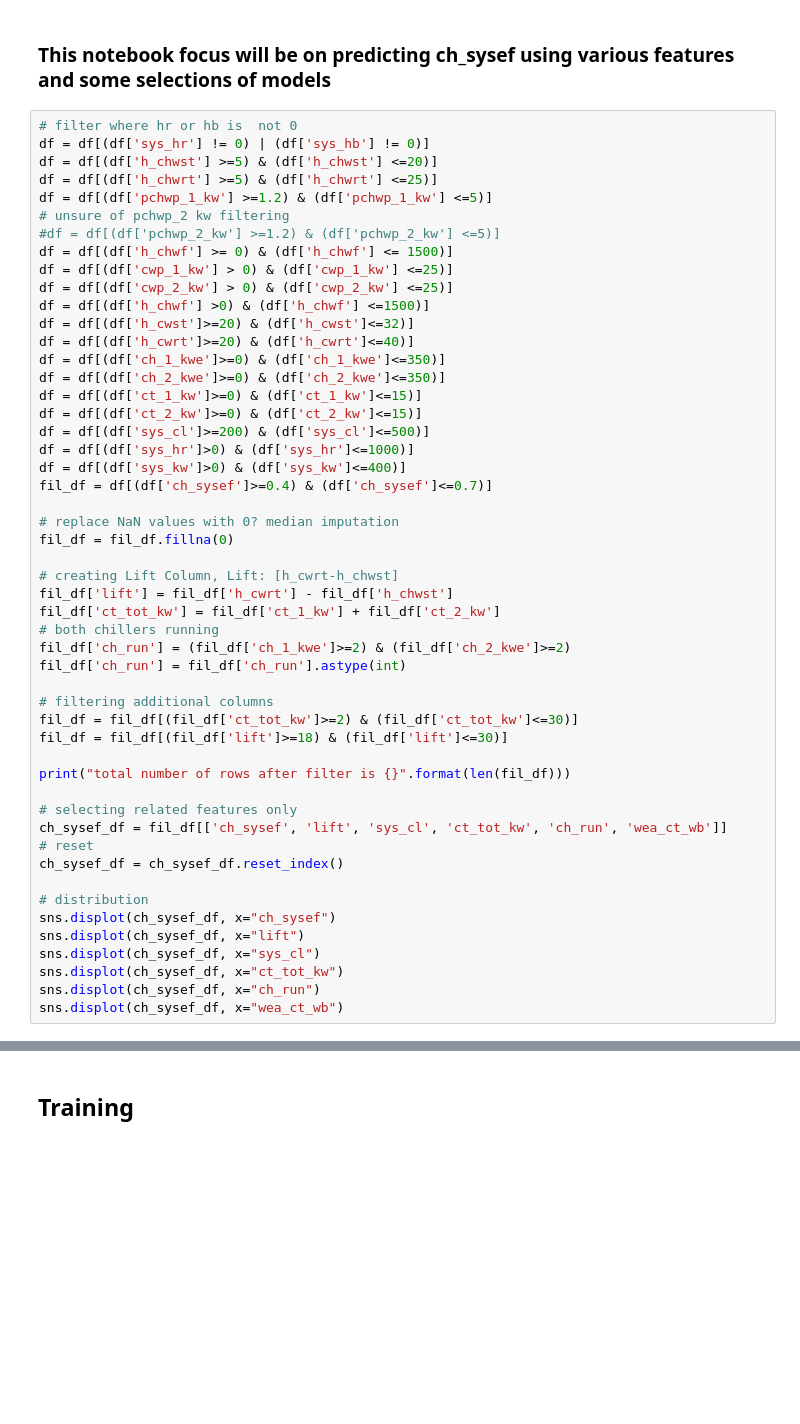
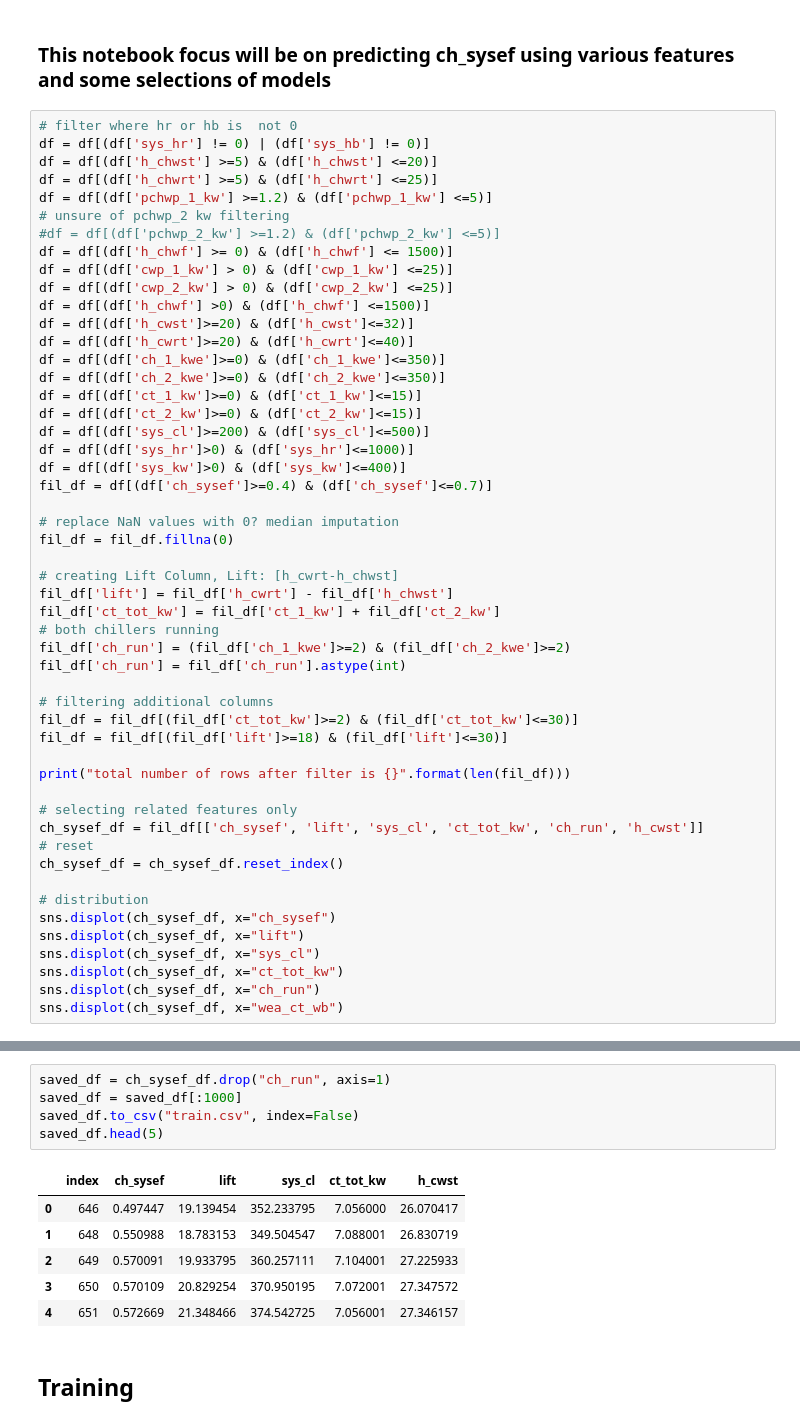
Before and after one commit to kaerintern/optimization, a Jupyter notebook: parklane/parklane_ch_sysef_pred.ipynb, the cells around one changed output, grey strips where cells are left out. Cells and saved outputs as stored; diff of their text form; blank space fills up the shorter version.

```diff
--- a/parklane/parklane_ch_sysef_pred.ipynb
+++ b/parklane/parklane_ch_sysef_pred.ipynb
@@ -58,7 +58,7 @@ fil_df = fil_df[(fil_df['lift']>=18) & (fil_df['lift']<=30)]
 print("total number of rows after filter is {}".format(len(fil_df)))
 
 # selecting related features only
-ch_sysef_df = fil_df[['ch_sysef', 'lift', 'sys_cl', 'ct_tot_kw', 'ch_run', 'wea_ct_wb']]
+ch_sysef_df = fil_df[['ch_sysef', 'lift', 'sys_cl', 'ct_tot_kw', 'ch_run', 'h_cwst']]
 # reset
 ch_sysef_df = ch_sysef_df.reset_index()
 
@@ -111,3 +80,15 @@ ch_sysef_df.head(5)
+# %%
+saved_df = ch_sysef_df.drop("ch_run", axis=1)
+saved_df = saved_df[:1000]
+saved_df.to_csv("train.csv", index=False)
+saved_df.head(5)
+# %% [output]
+|  | index | ch_sysef | lift | sys_cl | ct_tot_kw | h_cwst |
+| 0 | 646 | 0.497447 | 19.139454 | 352.233795 | 7.056000 | 26.070417 |
+| 1 | 648 | 0.550988 | 18.783153 | 349.504547 | 7.088001 | 26.830719 |
+| 2 | 649 | 0.570091 | 19.933795 | 360.257111 | 7.104001 | 27.225933 |
+| 3 | 650 | 0.570109 | 20.829254 | 370.950195 | 7.072001 | 27.347572 |
+| 4 | 651 | 0.572669 | 21.348466 | 374.542725 | 7.056001 | 27.346157 |
 # %% [markdown]
 ## Training
 # %%
```
Also changed, not shown: parts of 3 cells of this notebook.
